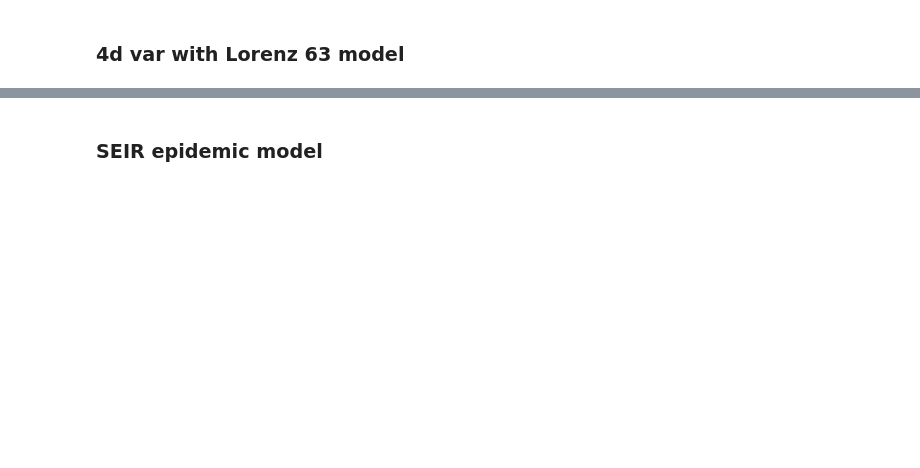
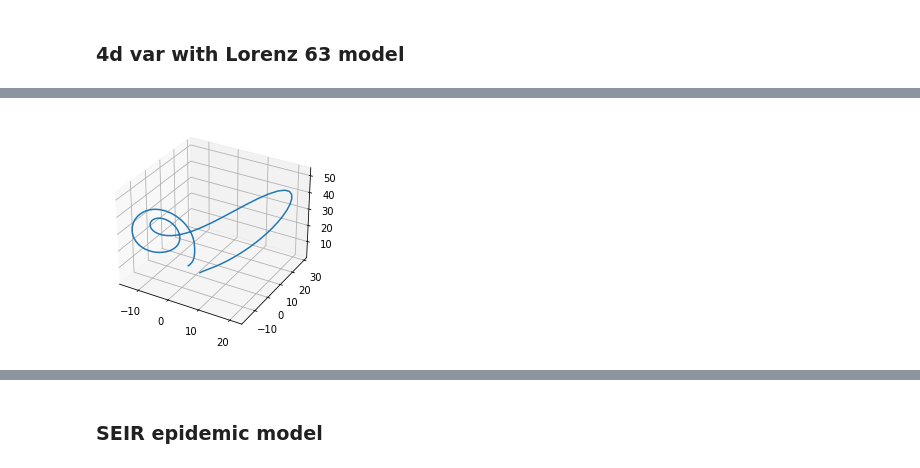
Before and after one commit to antek1111/SEIR_4dvar, a Jupyter notebook: 4dvar_seir.ipynb, the cells around one changed output, grey strips where cells are left out. Saved outputs shown, nothing was run; the diff lists cells and outputs as text; code cells hidden in the pictures; blank space fills up the shorter version.

```diff
--- a/4dvar_seir.ipynb
+++ b/4dvar_seir.ipynb
@@ -281,0 +288,29 @@ error_vector = [10., 10., 10.]
+# %%
+rho = 28.0
+sigma = 10.0
+beta = 8.0 / 3.0
+
+d = 0.01
+xb = [1., 1., 1.] + [rho, sigma, beta]
+xb = np.array(xb).reshape(-1, 1)
+# %%
+def lorenz_obs_operator(state):
+    return state[:3]
+# %%
+def lorenz_evol_step(state):
+    list(np.ravel(state))
+    x, y, z, rho, sigma, beta = state  # Unpack the state vector
+    rho, sigma, beta = list(map(lambda x : max(x, 0), [rho, sigma, beta]))
+    dx, dy, dz = lorenz_step([x, y, z], "", rho, sigma, beta)
+    return np.array([x + d * dx, y + d * dy, z + d * dz, rho, sigma, beta]).reshape(-1, 1)
+# %%
+yobs = np.array(prepare_obs(xb, lorenz_obs_operator, lorenz_evol_step, 200))
+# %%
+states = yobs
+fig = plt.figure()
+ax = fig.gca(projection="3d")
+ax.plot(states[:, 0].flatten(), states[:, 1].flatten(), states[:, 2].flatten())
+plt.draw()
+plt.show()
+# %% [output]
+[figure, added]
```
Also changed, not shown: parts of 22 cells of this notebook, 2 other files.
